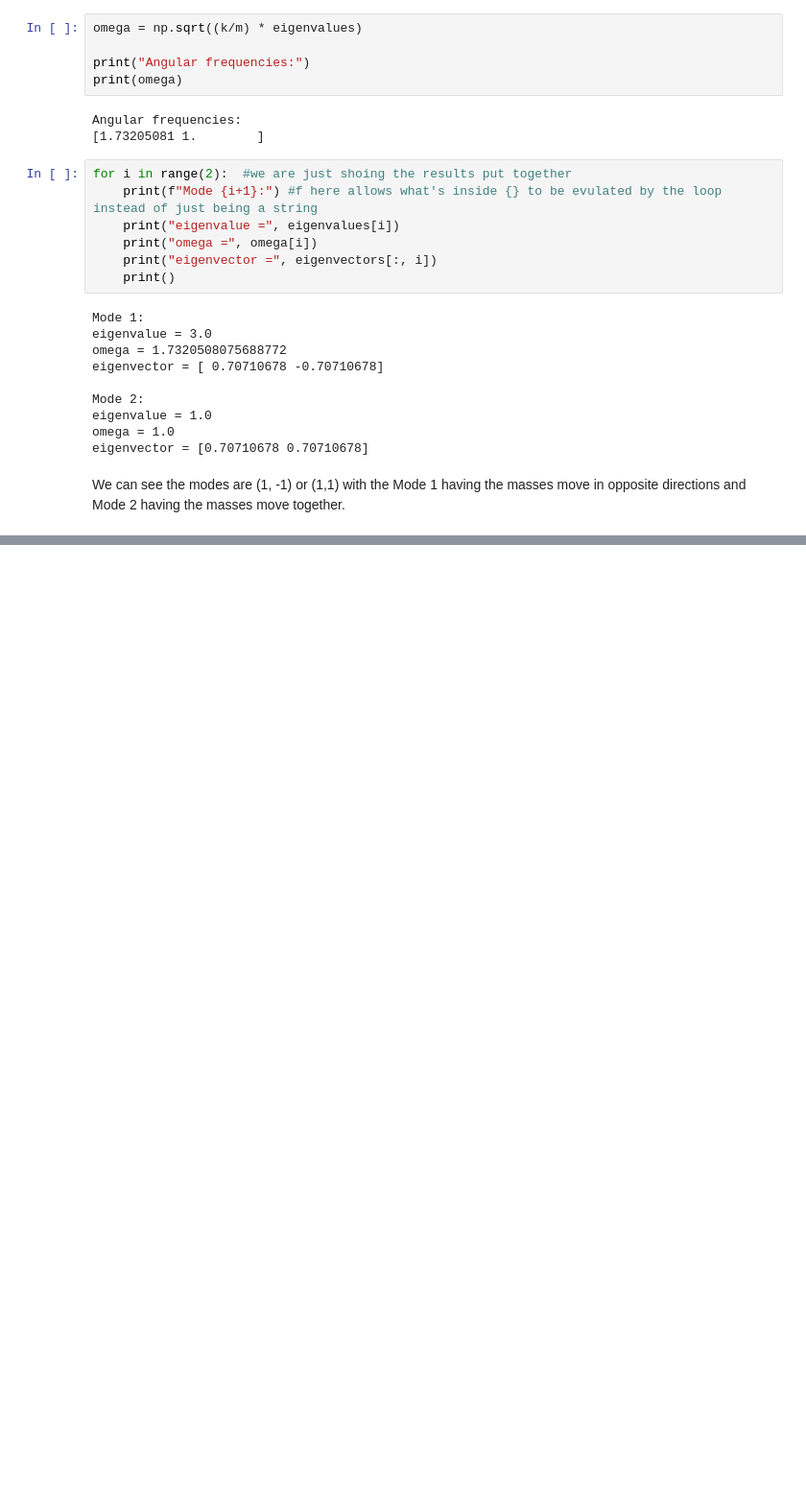
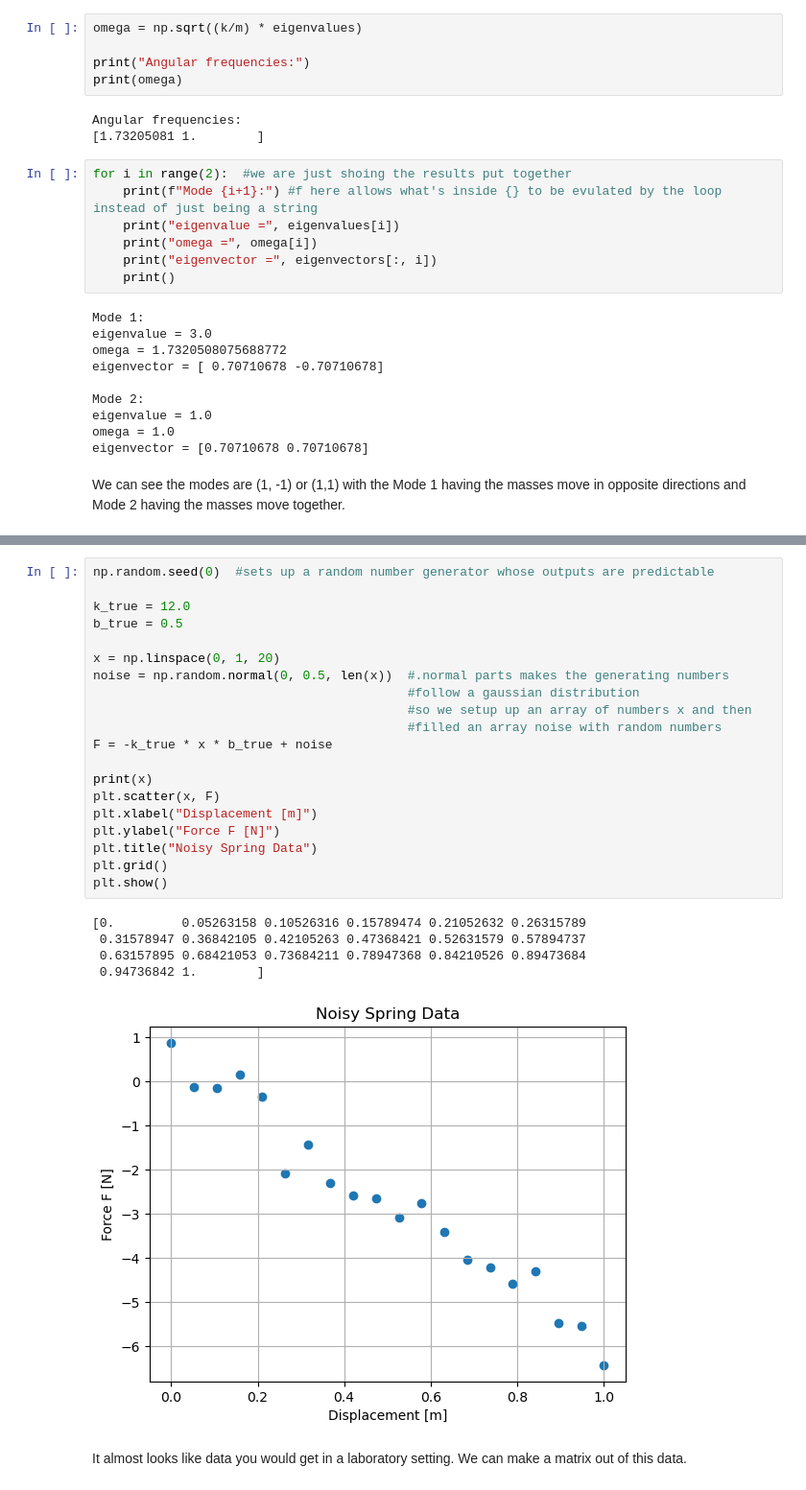
Before and after one commit to h-Escamilla/Computational-Methods-For-Mathematical-Physics-1-at-UTSA, a Jupyter notebook: LinearAlgebra.ipynb, the cells around one changed output, grey strips where cells are left out. Shown at 96% size. Cells and saved outputs as stored; diff of their text form; blank space fills up the shorter version.

```diff
--- a/LinearAlgebra.ipynb
+++ b/LinearAlgebra.ipynb
@@ -424,0 +454,28 @@ We can see the modes are (1, -1) or (1,1) with the Mode 1 having the masses move
+# %%
+np.random.seed(0)  #sets up a random number generator whose outputs are predictable
+
+k_true = 12.0
+b_true = 0.5
+
+x = np.linspace(0, 1, 20)
+noise = np.random.normal(0, 0.5, len(x))  #.normal parts makes the generating numbers
+                                          #follow a gaussian distribution
+                                          #so we setup up an array of numbers x and then
+                                          #filled an array noise with random numbers
+F = -k_true * x * b_true + noise
+
+print(x)
+plt.scatter(x, F)
+plt.xlabel("Displacement [m]")
+plt.ylabel("Force F [N]")
+plt.title("Noisy Spring Data")
+plt.grid()
+plt.show()
+# %% [output]
+[0.         0.05263158 0.10526316 0.15789474 0.21052632 0.26315789
+ 0.31578947 0.36842105 0.42105263 0.47368421 0.52631579 0.57894737
+ 0.63157895 0.68421053 0.73684211 0.78947368 0.84210526 0.89473684
+ 0.94736842 1.        ]
+[figure, added]
+# %% [markdown]
+It almost looks like data you would get in a laboratory setting. We can make a matrix out of this data.
```
Also changed, not shown: parts of 19 cells of this notebook.
